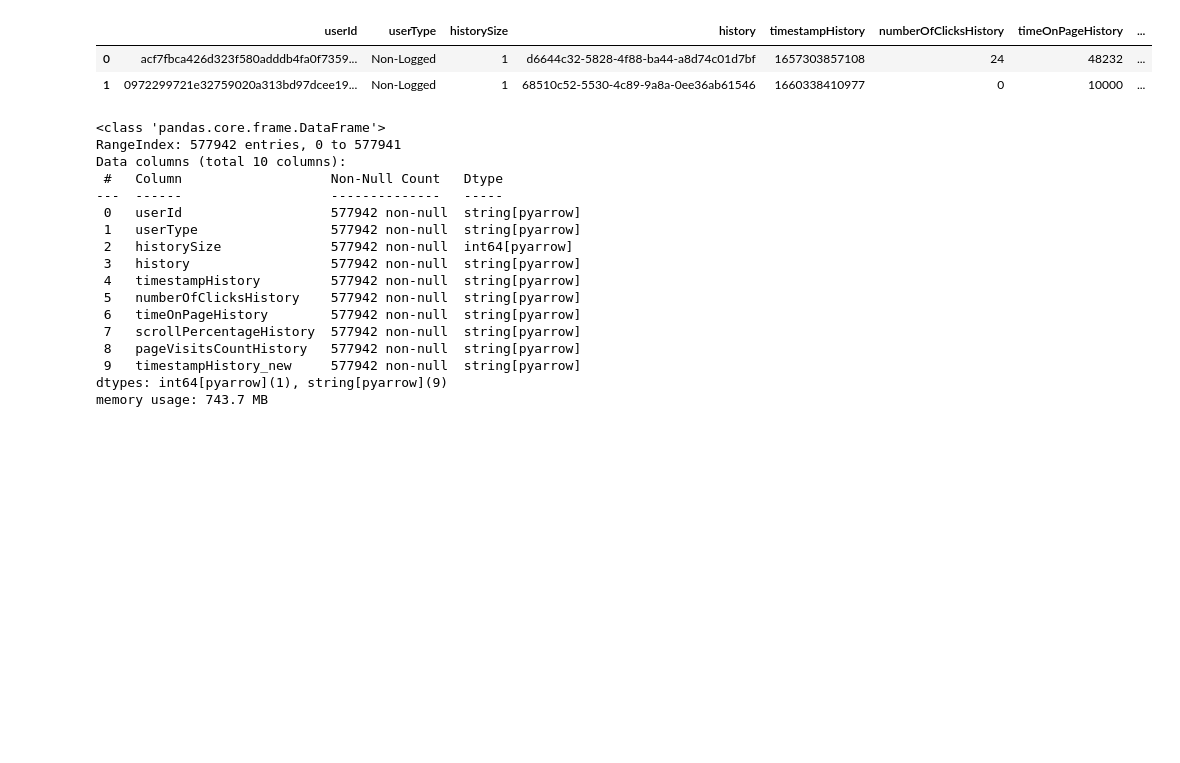
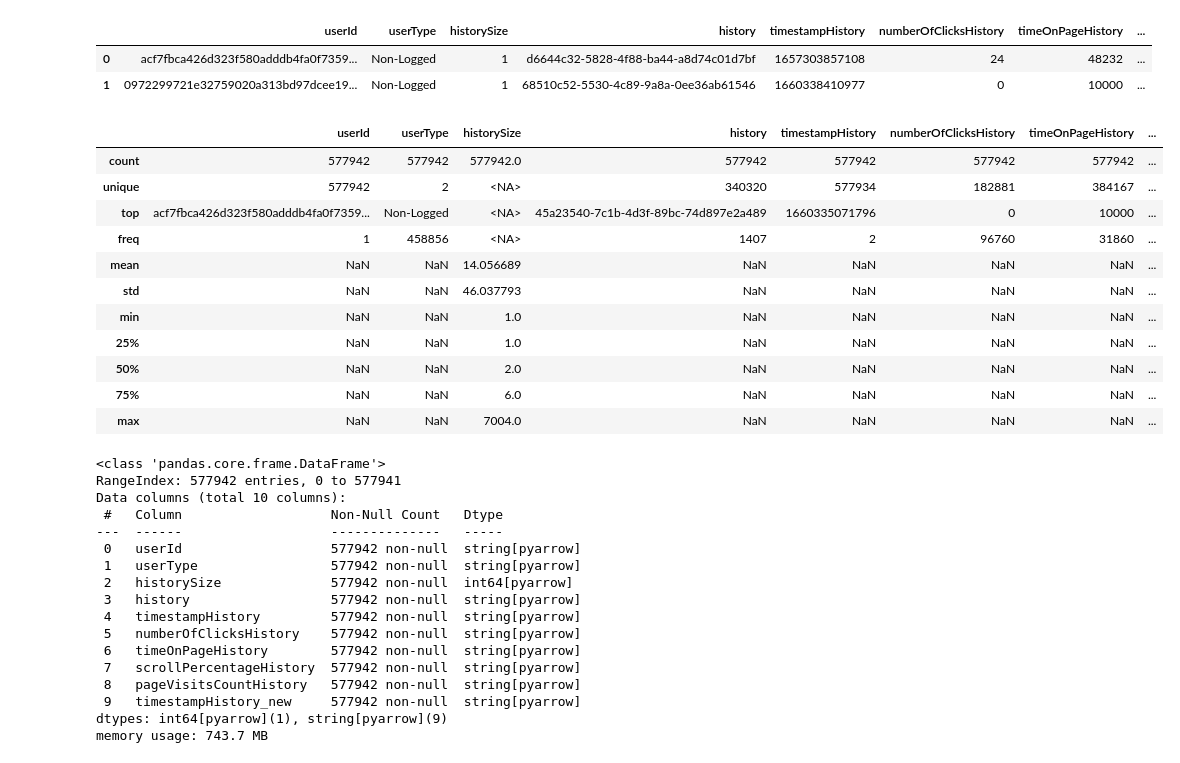
Before and after one commit to Matheus-Chaves/fiap-mlet-datathon, a Jupyter notebook: notebooks/data_analysis.ipynb, the cells around one changed output. Saved outputs shown, nothing was run; the diff lists cells and outputs as text; code cells hidden in the pictures; blank space fills up the shorter version.

```diff
--- a/notebooks/data_analysis.ipynb
+++ b/notebooks/data_analysis.ipynb
@@ -66,6 +66,21 @@ train.head(2)
 |  | userId | userType | historySize | history | timestampHistory | numberOfClicksHistory | timeOnPageHistory | ... |
 | 0 | acf7fbca426d323f580adddb4fa0f7359... | Non-Logged | 1 | d6644c32-5828-4f88-ba44-a8d74c01d7bf | 1657303857108 | 24 | 48232 | ... |
 | 1 | 0972299721e32759020a313bd97dcee19... | Non-Logged | 1 | 68510c52-5530-4c89-9a8a-0ee36ab61546 | 1660338410977 | 0 | 10000 | ... |
+# %%
+train.describe(include="all")
+# %% [output]
+|  | userId | userType | historySize | history | timestampHistory | numberOfClicksHistory | timeOnPageHistory | ... |
+| count | 577942 | 577942 | 577942.0 | 577942 | 577942 | 577942 | 577942 | ... |
+| unique | 577942 | 2 | <NA> | 340320 | 577934 | 182881 | 384167 | ... |
+| top | acf7fbca426d323f580adddb4fa0f7359... | Non-Logged | <NA> | 45a23540-7c1b-4d3f-89bc-74d897e2a489 | 1660335071796 | 0 | 10000 | ... |
+| freq | 1 | 458856 | <NA> | 1407 | 2 | 96760 | 31860 | ... |
+| mean | NaN | NaN | 14.056689 | NaN | NaN | NaN | NaN | ... |
+| std | NaN | NaN | 46.037793 | NaN | NaN | NaN | NaN | ... |
+| min | NaN | NaN | 1.0 | NaN | NaN | NaN | NaN | ... |
+| 25% | NaN | NaN | 1.0 | NaN | NaN | NaN | NaN | ... |
+| 50% | NaN | NaN | 2.0 | NaN | NaN | NaN | NaN | ... |
+| 75% | NaN | NaN | 6.0 | NaN | NaN | NaN | NaN | ... |
+| max | NaN | NaN | 7004.0 | NaN | NaN | NaN | NaN | ... |
 # %%
 train.info()
 # %% [output]
```
Also changed, not shown: parts of 34 cells of this notebook.
